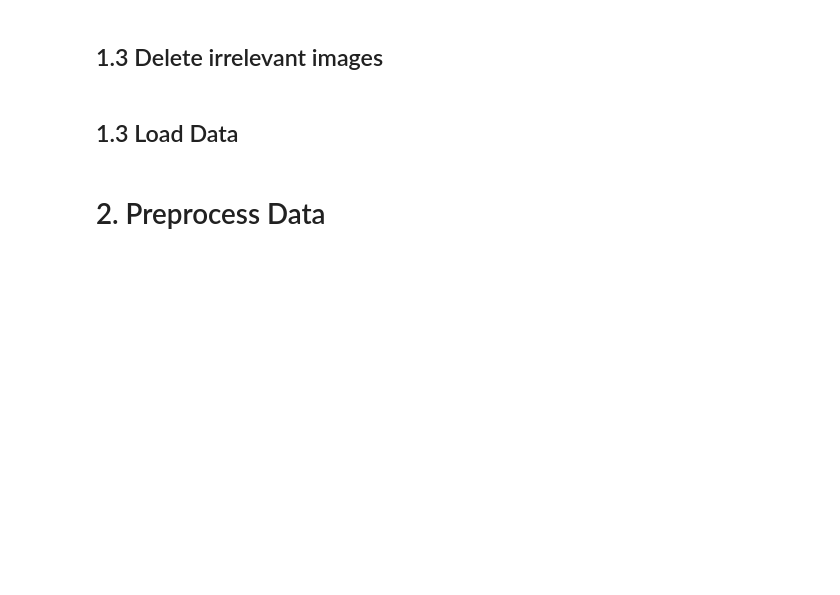
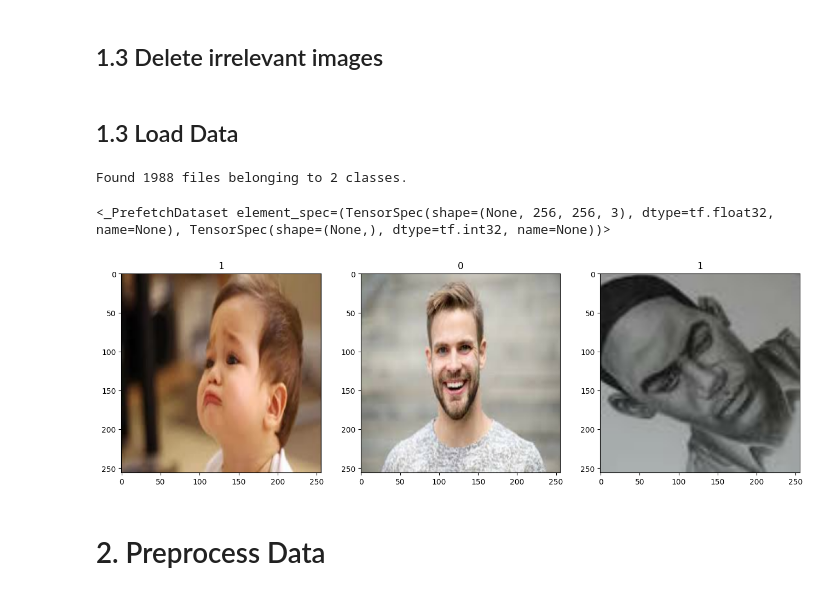
Before and after one commit to Syed-Ayan-Ali/tensorflow_sentiment_classifier, a Jupyter notebook: sentiment_classifier.ipynb, the cells around one changed output. Saved outputs shown, nothing was run; the diff lists cells and outputs as text; code cells hidden in the pictures; blank space fills up the shorter version.

```diff
--- a/sentiment_classifier.ipynb
+++ b/sentiment_classifier.ipynb
@@ -90,4 +55,7 @@ os.listdir('sad-and-happy-face-detection/data/happy')
 # %%
+# A list of extensions we want to keep
+image_extensions_to_keep = ['jpeg' , 'jpg' ,'bmp' , 'png']
+
 # Go through each image class, happy and sad
 # then go through each image in the class
 # get the image path using os.path.join
@@ -95,23 +63,25 @@ os.listdir('sad-and-happy-face-detection/data/happy')
 # if it is, leave it
 # else, delete it using os.remove
 
+data_dir = "sad-and-happy-face-detection/data"
+
 for image_class in os.listdir(data_dir):
     for image in os.listdir(os.path.join(data_dir, image_class)):
         image_path = os.path.join(data_dir, image_class, image)
-        try:
-            img = cv2.imread(image_path)
-            tip = imghdr.what(image_path)
-            if tip not in image_exts:
-                print('Image not in ext list {}'.format(image_path))
-                os.remove(image_path)
-        except Exception as e:
-            print('Issue with image {}'.format(image_path))
-            # os.remove(image_path)
+        img = cv2.imread(image_path)
+        tip = imghdr.what(image_path)
+        if tip not in image_extensions_to_keep:
+            print('Image not in ext list {}'.format(image_path))
+            os.remove(image_path)
 # %% [markdown]
 ## 1.3 Load Data
 # %%
-# Get the details of the images in the dataset
+# Get the details of the images in the dataset using a helper function "image_dataset_from_directory"
 data = tf.keras.utils.image_dataset_from_directory(data_dir)
+data
+# %% [output]
+Found 1988 files belonging to 2 classes.
+<_PrefetchDataset element_spec=(TensorSpec(shape=(None, 256, 256, 3), dtype=tf.float32, name=None), TensorSpec(shape=(None,), dtype=tf.int32, name=None))>
 # %%
 # To see the data, we need to load it into memory as an iterator
 # Consider an iterator as a sample from a large population
@@ -145,10 +90,12 @@ batch[0][1][150][45]
 # %%
 import matplotlib.pyplot as plt
 # %%
-fig, ax = plt.subplots(ncols=2, figsize=(8,8))
-for idx, img in enumerate(batch[0][:2]):
+fig, ax = plt.subplots(ncols=3, figsize=(16,16))
+for idx, img in enumerate(data_iterator.next()[0][:3]):
     ax[idx].imshow(img.astype(int))
-    ax[idx].title.set_text(batch[1][idx])
+    ax[idx].title.set_text(data_iterator.next()[1][idx])
+# %% [output]
+[figure, added]
 # %% [markdown]
 # 2. Preprocess Data
 # %% [markdown]
```
Also changed, not shown: parts of 18 cells of this notebook.
